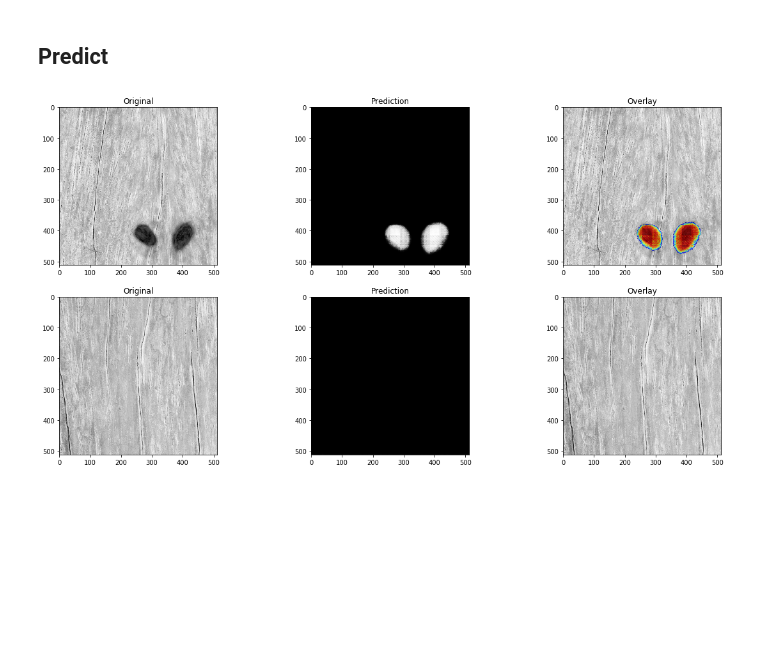
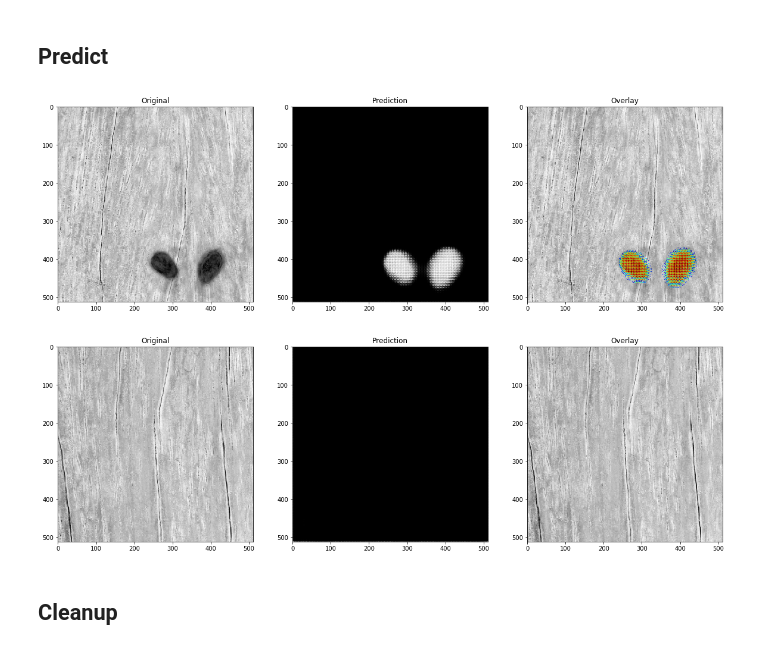
Before and after one commit to Light4Code/tensorflow-research, a Jupyter notebook: notebooks/Wood plate segmentation sample.ipynb, the cells around one changed output. Drawn from its saved outputs; the diff is of its cells as text; code cells hidden in the pictures; blank space fills up the shorter version.

```diff
--- a/notebooks/Wood plate segmentation sample.ipynb
+++ b/notebooks/Wood plate segmentation sample.ipynb
@@ -98,7 +89,13 @@ test_images = np.array(tmp_imgs, dtype=np.float32)
 # %% [markdown]
 ## Predict
-# %%
-model_container.predict(test_images)
-model_container.plot_predictions(test_images)
-# %% [output]
-[figure, removed]
+# %%
+for idx in range(len(eval_x[:2])):
+    predictions = train_engine.model.predict(
+        np.array([eval_x[idx]], dtype=np.float32), batch_size=1
+    )
+    plots.plot_prediction(predictions, [eval_x[idx]], input_shape)
+# %% [output]
+[figure, added]
+[figure, added]
+# %% [markdown]
+## Cleanup
```
Also changed, not shown: parts of 19 cells of this notebook, 5 other files.
